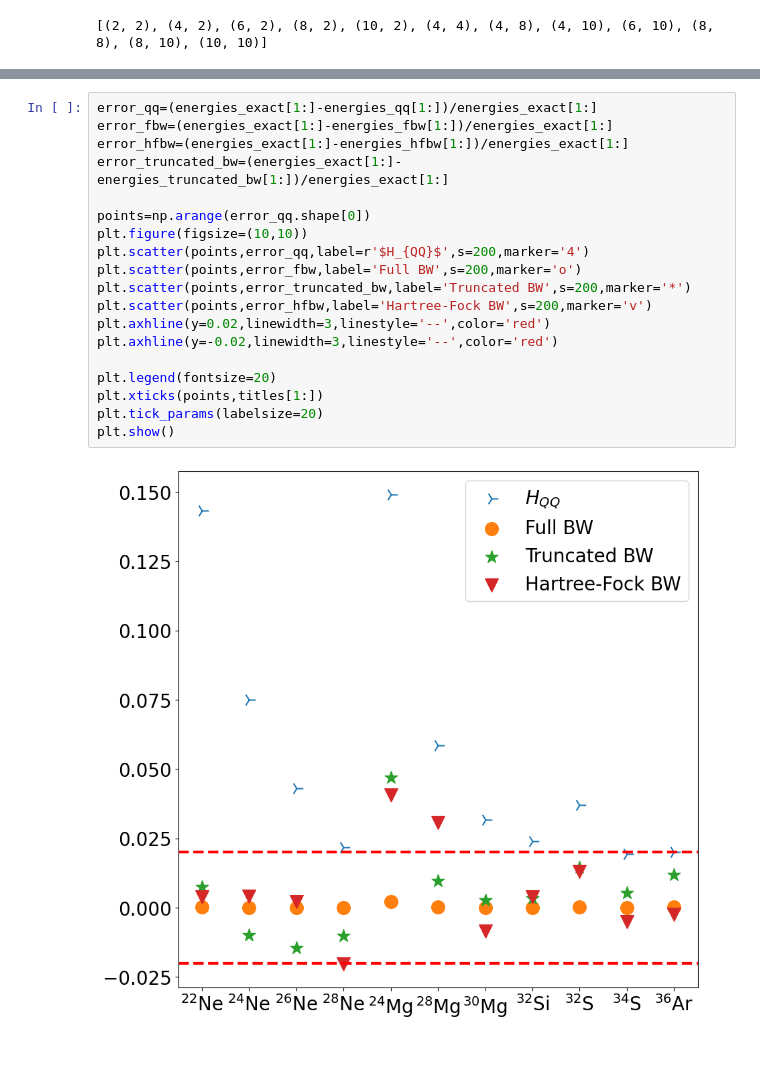
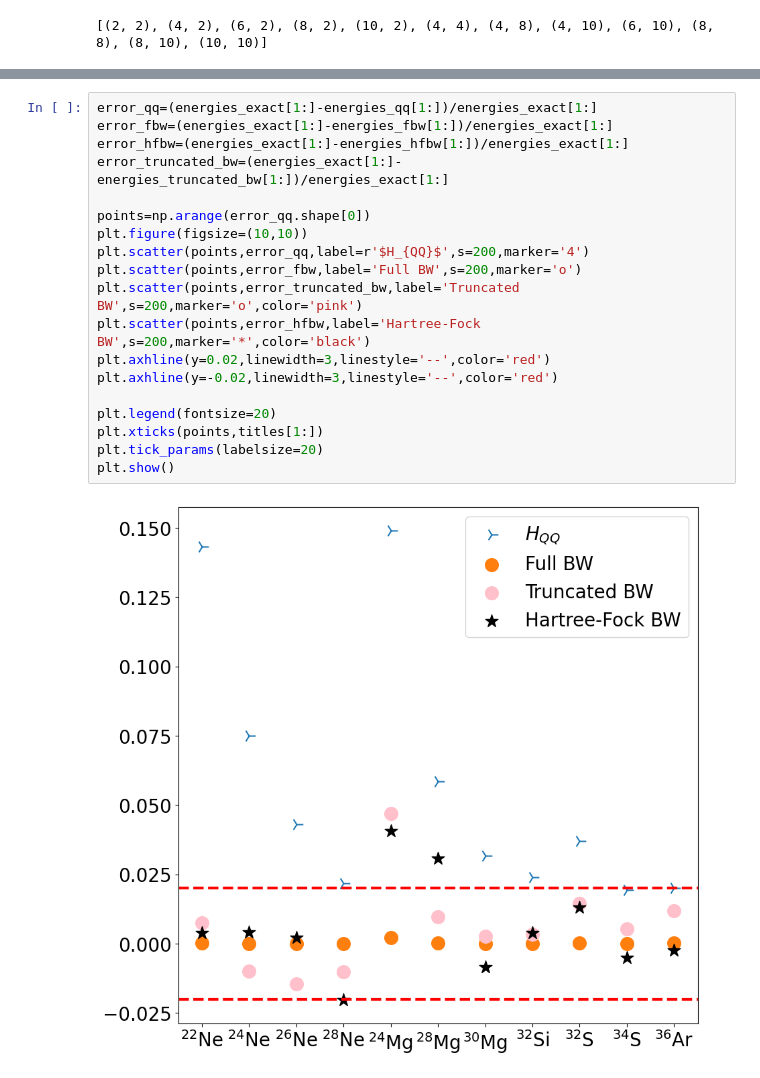
Before and after one commit to emacosta95/3rdQA4NSM, a Jupyter notebook: BrillouinWignerAnalysis.ipynb, the cells around one changed output, grey strips where cells are left out. Saved outputs shown, nothing was run; the diff lists cells and outputs as text.

Commit message:
new plots available

```diff
--- a/BrillouinWignerAnalysis.ipynb
+++ b/BrillouinWignerAnalysis.ipynb
@@ -2813,21 +2742,21 @@ titles=['$^{20}$Ne','$^{22}$Ne','$^{24}$Ne','$^{26}$Ne','$^{28}$Ne','$^{24}$Mg',
 # %%
 error_qq=(energies_exact[1:]-energies_qq[1:])/energies_exact[1:]
 error_fbw=(energies_exact[1:]-energies_fbw[1:])/energies_exact[1:]
 error_hfbw=(energies_exact[1:]-energies_hfbw[1:])/energies_exact[1:]
 error_truncated_bw=(energies_exact[1:]-energies_truncated_bw[1:])/energies_exact[1:]
 
 points=np.arange(error_qq.shape[0])
 plt.figure(figsize=(10,10))
 plt.scatter(points,error_qq,label=r'$H_{QQ}$',s=200,marker='4')
 plt.scatter(points,error_fbw,label='Full BW',s=200,marker='o')
-plt.scatter(points,error_truncated_bw,label='Truncated BW',s=200,marker='*')
-plt.scatter(points,error_hfbw,label='Hartree-Fock BW',s=200,marker='v')
+plt.scatter(points,error_truncated_bw,label='Truncated BW',s=200,marker='o',color='pink')
+plt.scatter(points,error_hfbw,label='Hartree-Fock BW',s=200,marker='*',color='black')
 plt.axhline(y=0.02,linewidth=3,linestyle='--',color='red')
 plt.axhline(y=-0.02,linewidth=3,linestyle='--',color='red')
 
 plt.legend(fontsize=20)
 plt.xticks(points,titles[1:])
 plt.tick_params(labelsize=20)
 plt.show()
 # %% [output]
-[figure, old version]
+[figure, new version]
```
Also changed, not shown: parts of 14 cells of this notebook.
